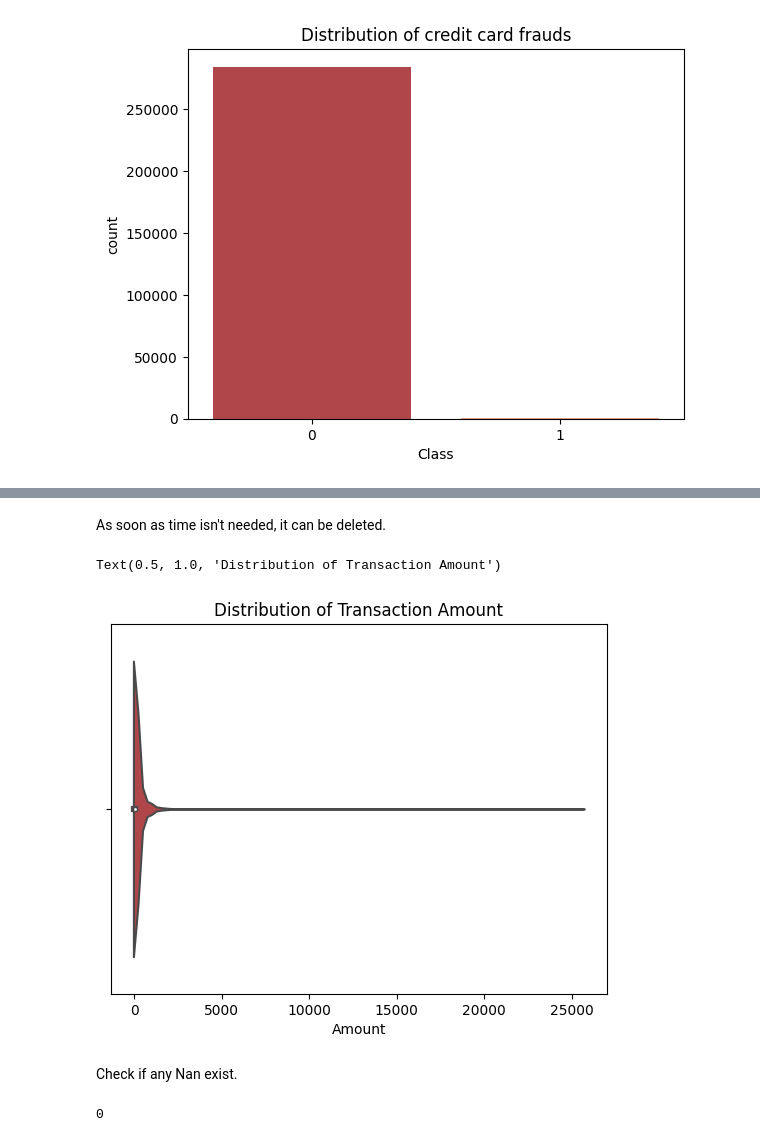
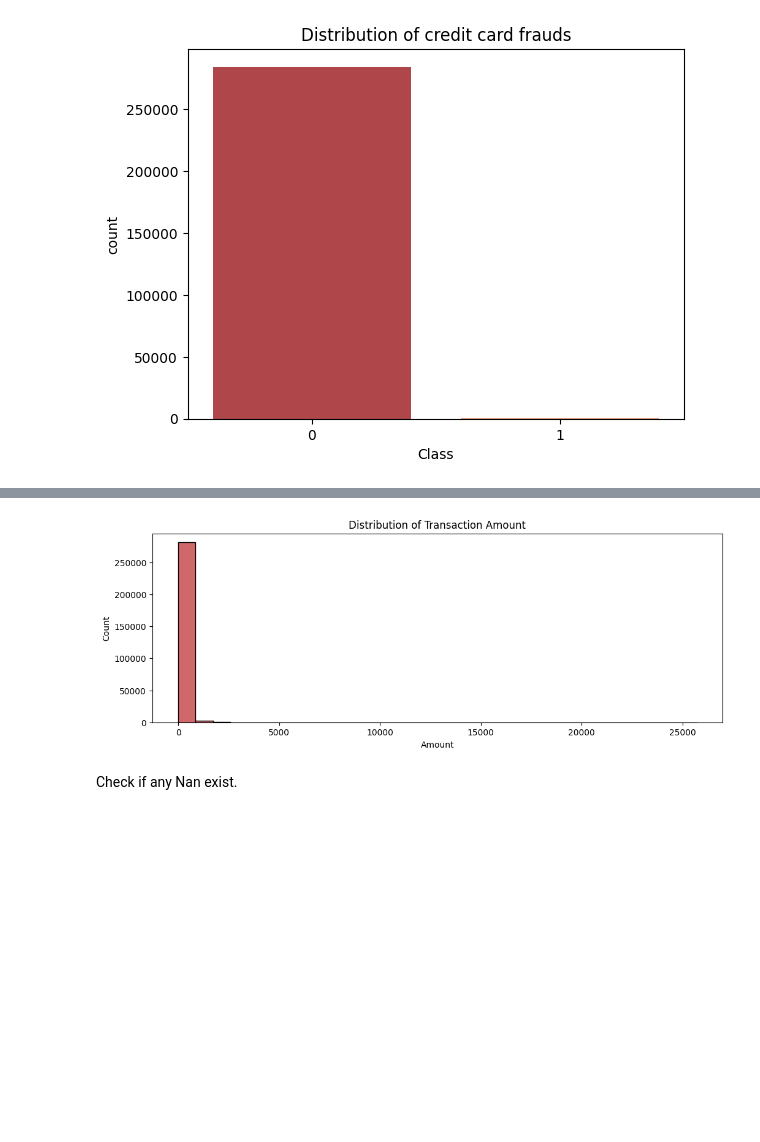
Before and after one commit to abdullahkavakli/Credit-Card-Fraud-Detection-Using-KNN, a Jupyter notebook: Credit Card Fraud Detection.ipynb, the cells around one changed output, grey strips where cells are left out. Saved outputs shown, nothing was run; the diff lists cells and outputs as text; code cells hidden in the pictures; blank space fills up the shorter version.

```diff
--- a/Credit Card Fraud Detection.ipynb
+++ b/Credit Card Fraud Detection.ipynb
@@ -60,16 +116,9 @@ credit_card["Time"].plot(kind="hist",title="Time distribution of the data")
-# %% [markdown]
-As soon as time isn't needed, it can be deleted.
-# %%
-credit_card=credit_card.drop("Time",axis=1)
 # %%
-rel = sns.violinplot(x=credit_card["Amount"])
+plt.figure(figsize = (12,4))
+rel = sns.histplot(x=credit_card["Amount"],bins=30)
 rel.set_title('Distribution of Transaction Amount')
+plt.show()
 # %% [output]
-Text(0.5, 1.0, 'Distribution of Transaction Amount')
-[figure, old version]
+[figure, new version]
 # %% [markdown]
 Check if any Nan exist.
-# %%
-print(credit_card.isna().any().sum())
-# %% [output]
-0
```
Also changed, not shown: parts of 21 cells of this notebook.
